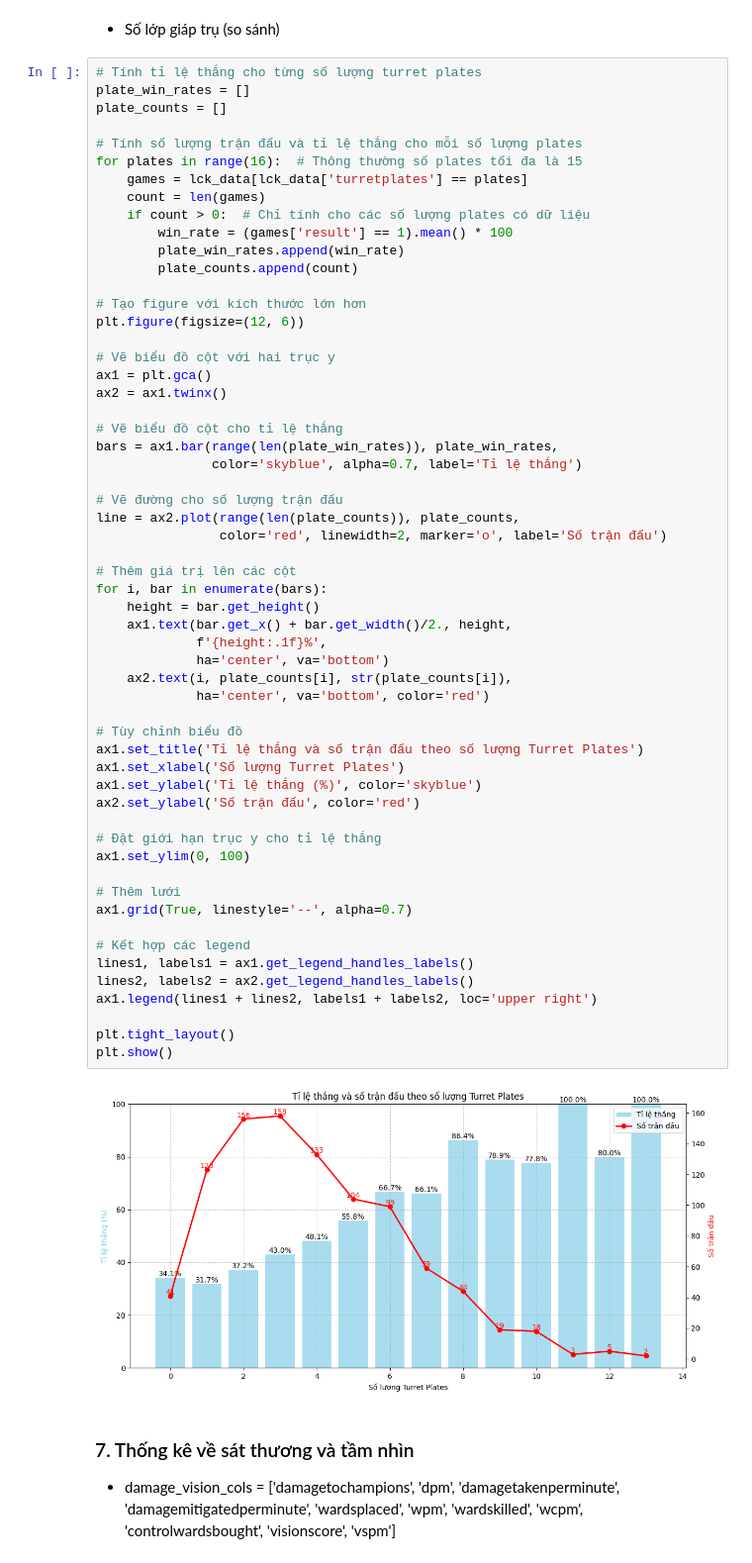
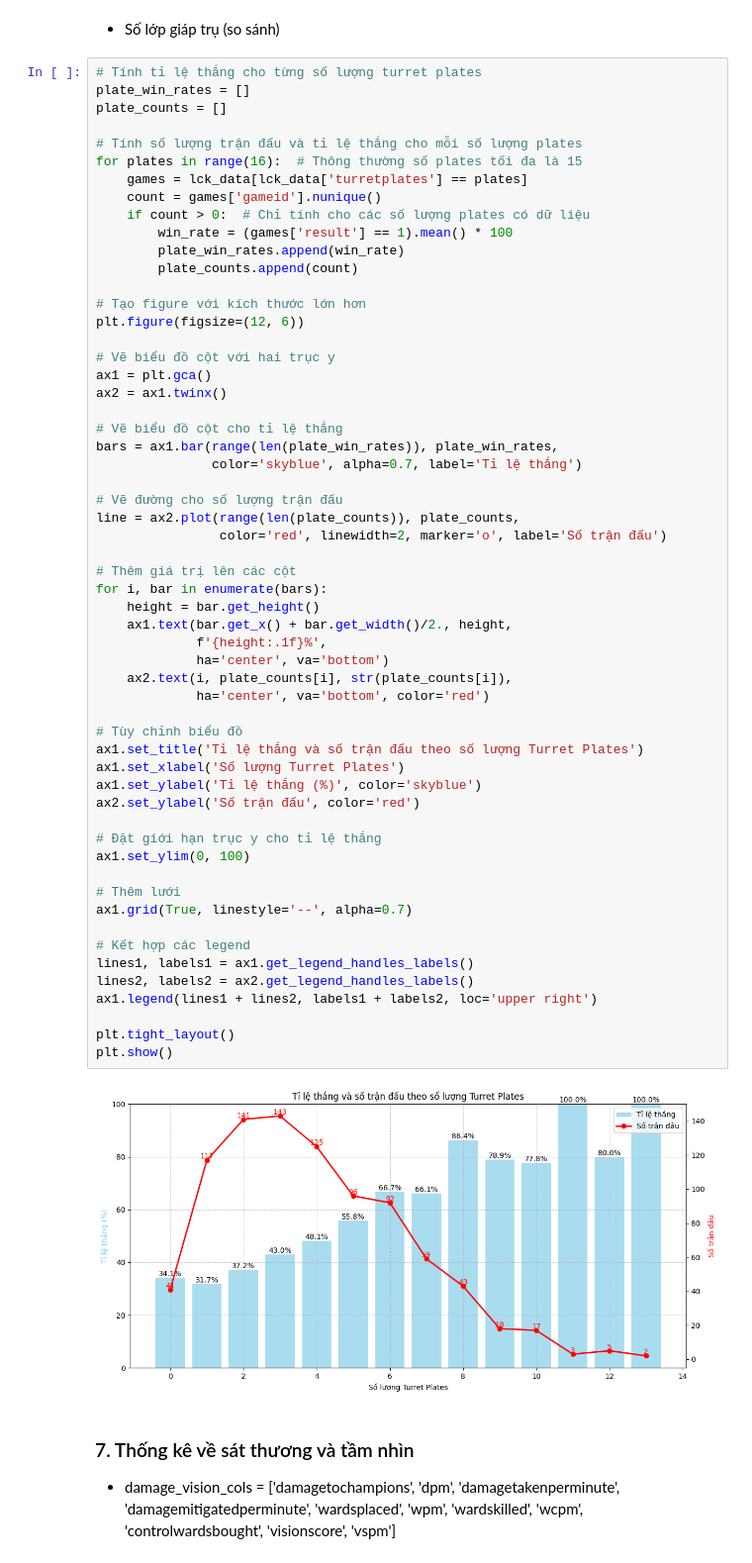
Before and after one commit to fromuit/IE224_Project, a Jupyter notebook: Source/EDA1.ipynb, the cells around one changed output. Shown at 99% size. Saved outputs shown, nothing was run; the diff lists cells and outputs as text.

```diff
--- a/Source/EDA1.ipynb
+++ b/Source/EDA1.ipynb
@@ -855,7 +796,7 @@ plate_counts = []
 # Tính số lượng trận đấu và tỉ lệ thắng cho mỗi số lượng plates
 for plates in range(16):  # Thông thường số plates tối đa là 15
     games = lck_data[lck_data['turretplates'] == plates]
-    count = len(games)
+    count = games['gameid'].nunique()
     if count > 0:  # Chỉ tính cho các số lượng plates có dữ liệu
         win_rate = (games['result'] == 1).mean() * 100
         plate_win_rates.append(win_rate)
@@ -878,34 +819,34 @@ line = ax2.plot(range(len(plate_counts)), plate_counts,
 
 # Thêm giá trị lên các cột
 for i, bar in enumerate(bars):
     height = bar.get_height()
     ax1.text(bar.get_x() + bar.get_width()/2., height,
              f'{height:.1f}%',
              ha='center', va='bottom')
     ax2.text(i, plate_counts[i], str(plate_counts[i]),
              ha='center', va='bottom', color='red')
 
 # Tùy chỉnh biểu đồ
 ax1.set_title('Tỉ lệ thắng và số trận đấu theo số lượng Turret Plates')
 ax1.set_xlabel('Số lượng Turret Plates')
 ax1.set_ylabel('Tỉ lệ thắng (%)', color='skyblue')
 ax2.set_ylabel('Số trận đấu', color='red')
 
 # Đặt giới hạn trục y cho tỉ lệ thắng
 ax1.set_ylim(0, 100)
 
 # Thêm lưới
 ax1.grid(True, linestyle='--', alpha=0.7)
 
 # Kết hợp các legend
 lines1, labels1 = ax1.get_legend_handles_labels()
 lines2, labels2 = ax2.get_legend_handles_labels()
 ax1.legend(lines1 + lines2, labels1 + labels2, loc='upper right')
 
 plt.tight_layout()
 plt.show()
 # %% [output]
-[figure, old version]
+[figure, new version]
 # %% [markdown]
 ### 7. Thống kê về sát thương và tầm nhìn
 - damage_vision_cols = ['damagetochampions', 'dpm', 'damagetakenperminute', 'damagemitigatedperminute',
```
Also changed, not shown: parts of 1 cell of this notebook.
